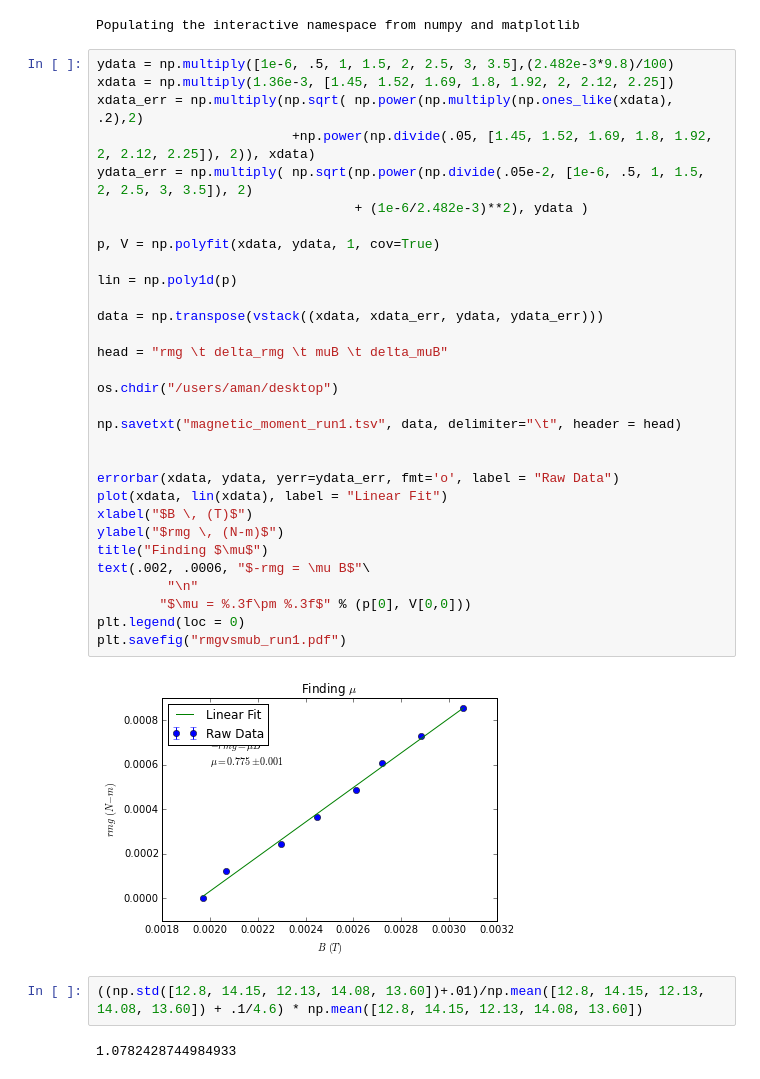
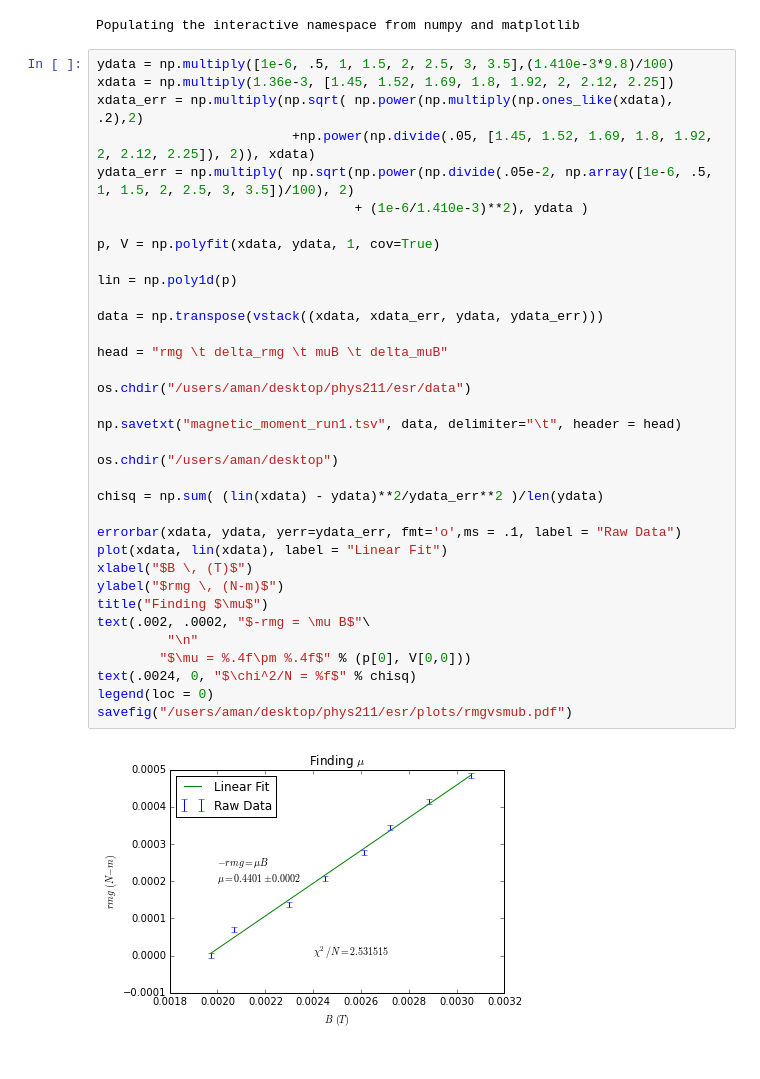
Before and after one commit to bzcheeseman/phys211, a Jupyter notebook: ESR/Untitled.ipynb, the cells around one changed output. Cells and saved outputs as stored; diff of their text form.

Commit message:
Data and plots (maybe) for Monday's data taking

```diff
--- a/ESR/Untitled.ipynb
+++ b/ESR/Untitled.ipynb
@@ -6,42 +6,42 @@ from scipy.optimize import curve_fit
 # %% [output]
 Populating the interactive namespace from numpy and matplotlib
 # %%
-ydata = np.multiply([1e-6, .5, 1, 1.5, 2, 2.5, 3, 3.5],(2.482e-3*9.8)/100)
+ydata = np.multiply([1e-6, .5, 1, 1.5, 2, 2.5, 3, 3.5],(1.410e-3*9.8)/100)
 xdata = np.multiply(1.36e-3, [1.45, 1.52, 1.69, 1.8, 1.92, 2, 2.12, 2.25])
 xdata_err = np.multiply(np.sqrt( np.power(np.multiply(np.ones_like(xdata), .2),2)
                          +np.power(np.divide(.05, [1.45, 1.52, 1.69, 1.8, 1.92, 2, 2.12, 2.25]), 2)), xdata)
-ydata_err = np.multiply( np.sqrt(np.power(np.divide(.05e-2, [1e-6, .5, 1, 1.5, 2, 2.5, 3, 3.5]), 2)
-                                 + (1e-6/2.482e-3)**2), ydata )
+ydata_err = np.multiply( np.sqrt(np.power(np.divide(.05e-2, np.array([1e-6, .5, 1, 1.5, 2, 2.5, 3, 3.5])/100), 2)
+                                 + (1e-6/1.410e-3)**2), ydata )
 
 p, V = np.polyfit(xdata, ydata, 1, cov=True)
 
 lin = np.poly1d(p)
 
 data = np.transpose(vstack((xdata, xdata_err, ydata, ydata_err)))
 
 head = "rmg \t delta_rmg \t muB \t delta_muB"
 
-os.chdir("/users/aman/desktop")
+os.chdir("/users/aman/desktop/phys211/esr/data")
 
 np.savetxt("magnetic_moment_run1.tsv", data, delimiter="\t", header = head)
 
+os.chdir("/users/aman/desktop")
 
-errorbar(xdata, ydata, yerr=ydata_err, fmt='o', label = "Raw Data")
+chisq = np.sum( (lin(xdata) - ydata)**2/ydata_err**2 )/len(ydata)
+
+errorbar(xdata, ydata, yerr=ydata_err, fmt='o',ms = .1, label = "Raw Data")
 plot(xdata, lin(xdata), label = "Linear Fit")
 xlabel("$B \, (T)$")
 ylabel("$rmg \, (N-m)$")
 title("Finding $\mu$")
-text(.002, .0006, "$-rmg = \mu B$"\
+text(.002, .0002, "$-rmg = \mu B$"\
          "\n"
-        "$\mu = %.3f\pm %.3f$" % (p[0], V[0,0]))
-plt.legend(loc = 0)
-plt.savefig("rmgvsmub_run1.pdf")
+        "$\mu = %.4f\pm %.4f$" % (p[0], V[0,0]))
+text(.0024, 0, "$\chi^2/N = %f$" % chisq)
+legend(loc = 0)
+savefig("/users/aman/desktop/phys211/esr/plots/rmgvsmub.pdf")
 # %% [output]
-[figure, old version]
+[figure, new version]
-# %%
-((np.std([12.8, 14.15, 12.13, 14.08, 13.60])+.01)/np.mean([12.8, 14.15, 12.13, 14.08, 13.60]) + .1/4.6) * np.mean([12.8, 14.15, 12.13, 14.08, 13.60])
-# %% [output]
-1.0782428744984933
 # %%
 omega = np.divide(2*np.pi, [np.mean([12.8, 14.15, 12.13, 14.08, 13.60]), 11.41, 7.93, 5.48, 4.5, 3.75])
 B = np.multiply(1.36e-3, [.85, 1, 1.5, 2, 2.5, 3])
```
Also changed, not shown: parts of 3 cells of this notebook, 10 other files.
